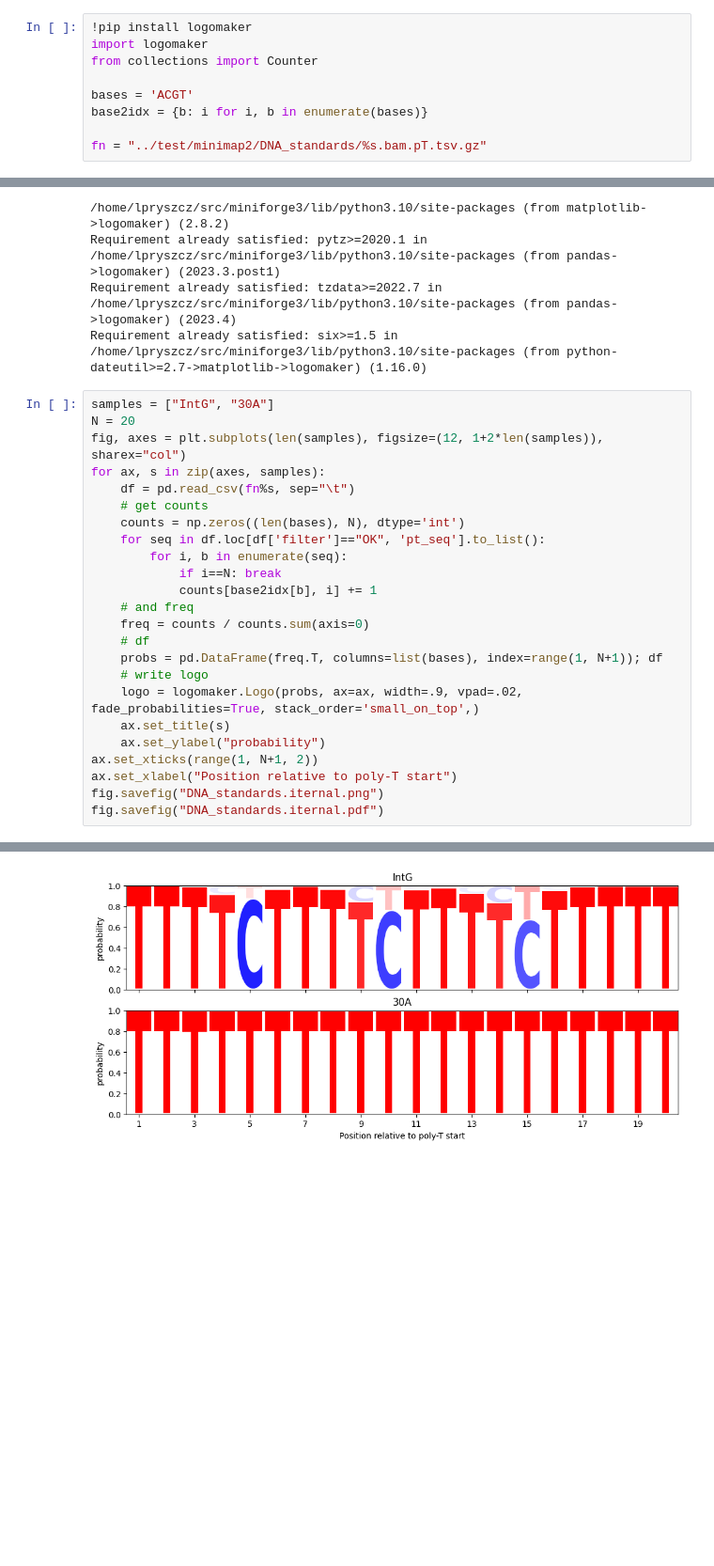
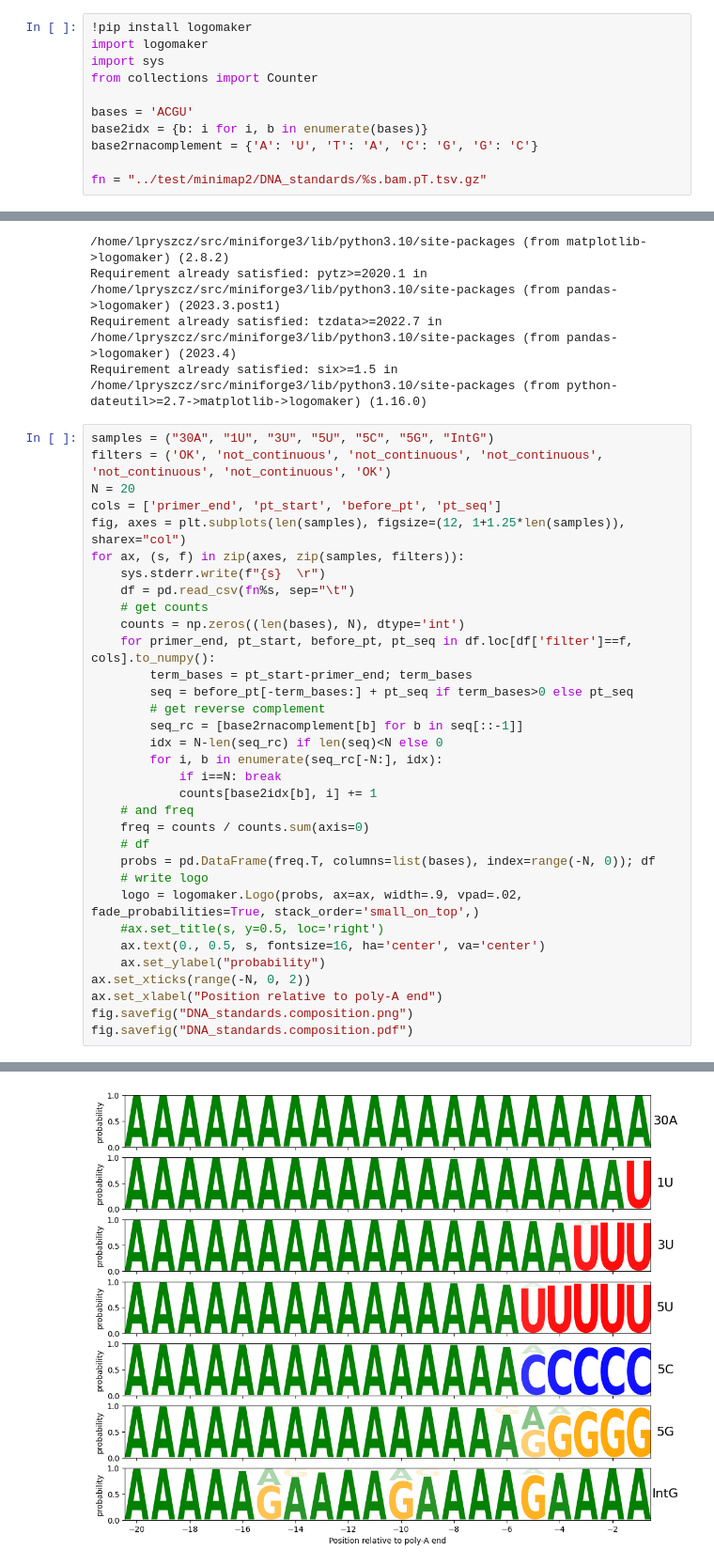
Before and after one commit to novoalab/polyTailor, a Jupyter notebook: notebook/DNA_standards.ipynb, the cells around one changed output, grey strips where cells are left out. Shown at 94% size. Cells and saved outputs as stored; diff of their text form; blank space fills up the shorter version.

Commit message:
DNA_standards

```diff
--- a/notebook/DNA_standards.ipynb
+++ b/notebook/DNA_standards.ipynb
@@ -58,10 +85,12 @@ fig.savefig("DNA_standards.length.pdf")
 # %%
 !pip install logomaker
 import logomaker
+import sys
 from collections import Counter
 
-bases = 'ACGT'
+bases = 'ACGU'
 base2idx = {b: i for i, b in enumerate(bases)}
+base2rnacomplement = {'A': 'U', 'T': 'A', 'C': 'G', 'G': 'C'}
 
 fn = "../test/minimap2/DNA_standards/%s.bam.pT.tsv.gz"
 # %% [output]
@@ -81,27 +110,36 @@ Requirement already satisfied: pytz>=2020.1 in /home/lpryszcz/src/miniforge3/lib
 Requirement already satisfied: tzdata>=2022.7 in /home/lpryszcz/src/miniforge3/lib/python3.10/site-packages (from pandas->logomaker) (2023.4)
 Requirement already satisfied: six>=1.5 in /home/lpryszcz/src/miniforge3/lib/python3.10/site-packages (from python-dateutil>=2.7->matplotlib->logomaker) (1.16.0)
 # %%
-samples = ["IntG", "30A"]
+samples = ("30A", "1U", "3U", "5U", "5C", "5G", "IntG")
+filters = ('OK', 'not_continuous', 'not_continuous', 'not_continuous', 'not_continuous', 'not_continuous', 'OK')
 N = 20
-fig, axes = plt.subplots(len(samples), figsize=(12, 1+2*len(samples)), sharex="col")
-for ax, s in zip(axes, samples):
+cols = ['primer_end', 'pt_start', 'before_pt', 'pt_seq']
+fig, axes = plt.subplots(len(samples), figsize=(12, 1+1.25*len(samples)), sharex="col")
+for ax, (s, f) in zip(axes, zip(samples, filters)):
+    sys.stderr.write(f"{s}  \r")
     df = pd.read_csv(fn%s, sep="\t")
     # get counts
     counts = np.zeros((len(bases), N), dtype='int')
-    for seq in df.loc[df['filter']=="OK", 'pt_seq'].to_list():
-        for i, b in enumerate(seq):
+    for primer_end, pt_start, before_pt, pt_seq in df.loc[df['filter']==f, cols].to_numpy():
+        term_bases = pt_start-primer_end; term_bases
+        seq = before_pt[-term_bases:] + pt_seq if term_bases>0 else pt_seq
+        # get reverse complement
+        seq_rc = [base2rnacomplement[b] for b in seq[::-1]]
+        idx = N-len(seq_rc) if len(seq)<N else 0
+        for i, b in enumerate(seq_rc[-N:], idx):
             if i==N: break
             counts[base2idx[b], i] += 1
     # and freq
     freq = counts / counts.sum(axis=0)
     # df
-    probs = pd.DataFrame(freq.T, columns=list(bases), index=range(1, N+1)); df
+    probs = pd.DataFrame(freq.T, columns=list(bases), index=range(-N, 0)); df
     # write logo
     logo = logomaker.Logo(probs, ax=ax, width=.9, vpad=.02, fade_probabilities=True, stack_order='small_on_top',)
-    ax.set_title(s)
+    #ax.set_title(s, y=0.5, loc='right')
+    ax.text(0., 0.5, s, fontsize=16, ha='center', va='center')
     ax.set_ylabel("probability")
-ax.set_xticks(range(1, N+1, 2))
-ax.set_xlabel("Position relative to poly-T start")
-fig.savefig("DNA_standards.iternal.png")
-fig.savefig("DNA_standards.iternal.pdf")
+ax.set_xticks(range(-N, 0, 2))
+ax.set_xlabel("Position relative to poly-A end")
+fig.savefig("DNA_standards.composition.png")
+fig.savefig("DNA_standards.composition.pdf")
 # %% [output]
@@ -108 +147 @@ fig.savefig("DNA_standards.iternal.pdf")
-[figure, old version]
+[figure, new version]
```
Also changed, not shown: parts of 4 cells of this notebook, 6 other files.
